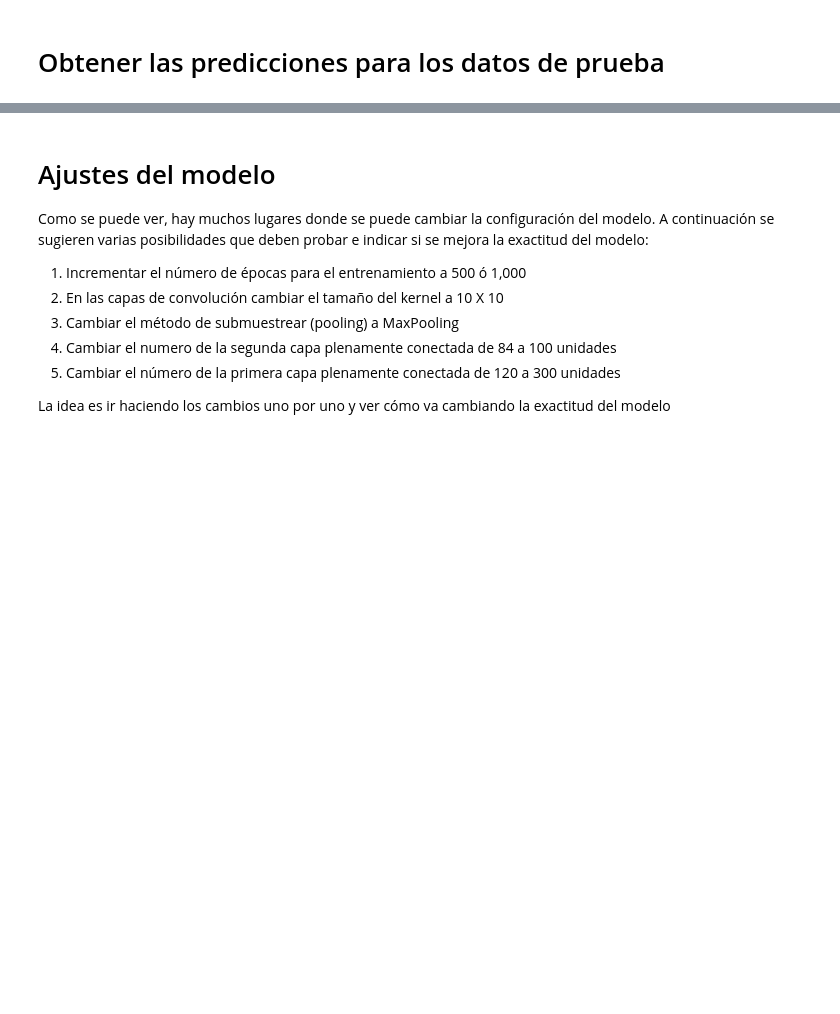
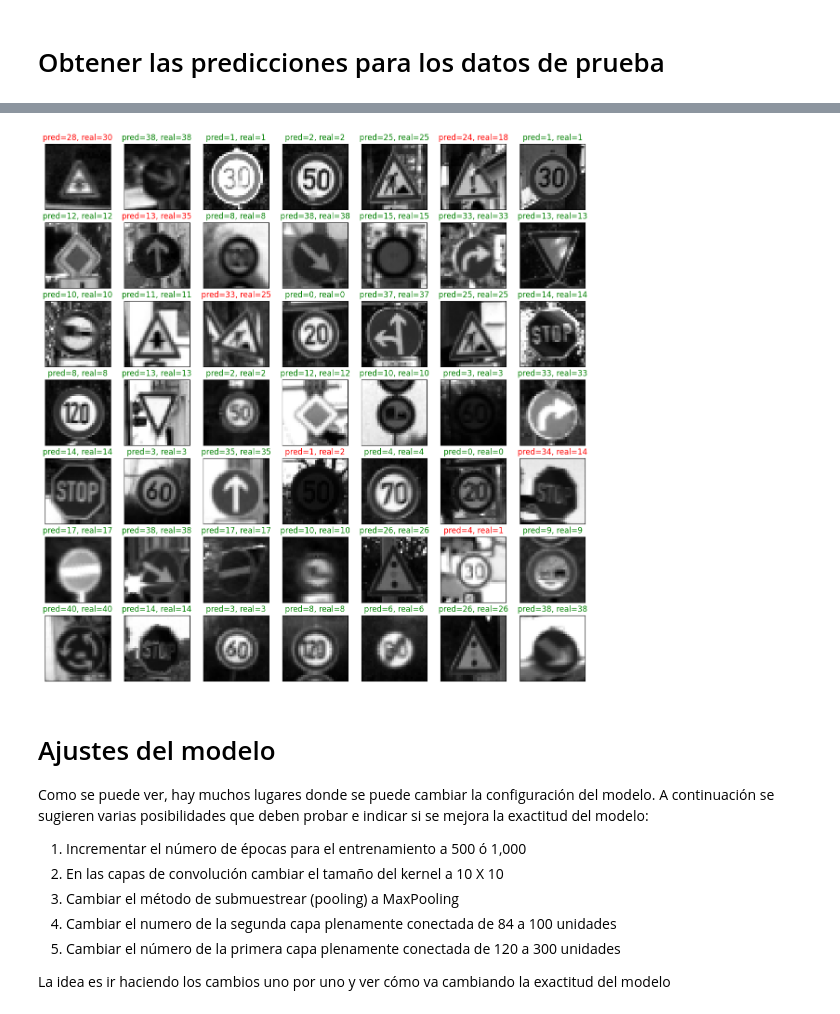
Before and after one commit to raulangelj/DS-Lab10, a Jupyter notebook: Lab 10 - Clasificacion Rotulos Transito con LeNet.ipynb, the cells around one changed output, grey strips where cells are left out. Cells and saved outputs as stored; diff of their text form; code cells hidden in the pictures; blank space fills up the shorter version.

Commit message:
ADD pred and evaluation

```diff
--- a/Lab 10 - Clasificacion Rotulos Transito con LeNet.ipynb
+++ b/Lab 10 - Clasificacion Rotulos Transito con LeNet.ipynb
@@ -354,7 +397,26 @@ clases_predichas = np.argmax(modelo_cnn.predict(X_prueba_BN_norm),axis=1)
 # %%
 # Generar un cuadro de 7 X 7 con los primeros 49 rótulos del conjunto de prueba y
 #   para cada uno colocar de título la etiqueta verdadera y el código predicho por el
 #   modelo
+
+# graficar las imágenes
+imagenes = X_prueba_gris[indices]
+clases = clases_predichas[indices]
+etiquetas = y_prueba[indices]
+# crear la figura
+fig = plt.figure(figsize=(15, 15))
+# iterar sobre las imágenes
+for (i, imagen) in enumerate(imagenes):
+    # crear un subplot de 4x4
+    ax = fig.add_subplot(7, 7, i + 1, xticks=[], yticks=[])
+    # mostrar la imagen
+    ax.imshow(np.squeeze(imagen), cmap='gray')
+    # predecir la etiqueta
+    pred = clases[i]
+    # mostrar la etiqueta
+    ax.set_title(f"pred={pred}, real={etiquetas[i]}", color=("green" if pred == etiquetas[i] else "red"))
+# %% [output]
+[figure, added]
 # %% [markdown]
 #  Ajustes del modelo
 
```
Also changed, not shown: parts of 18 cells of this notebook.
